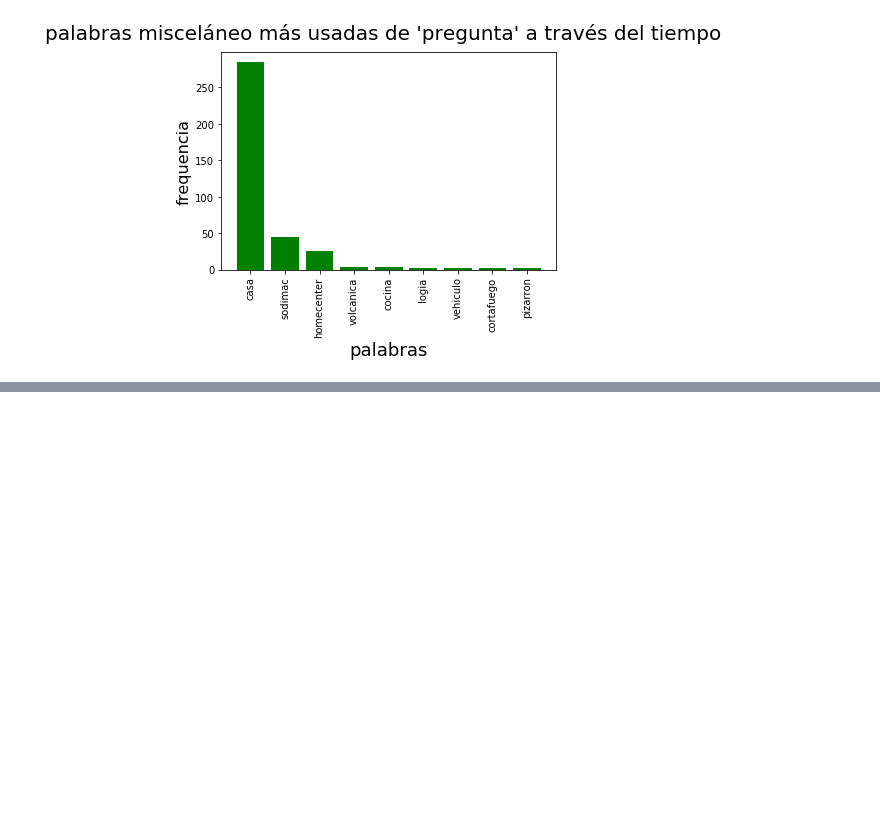
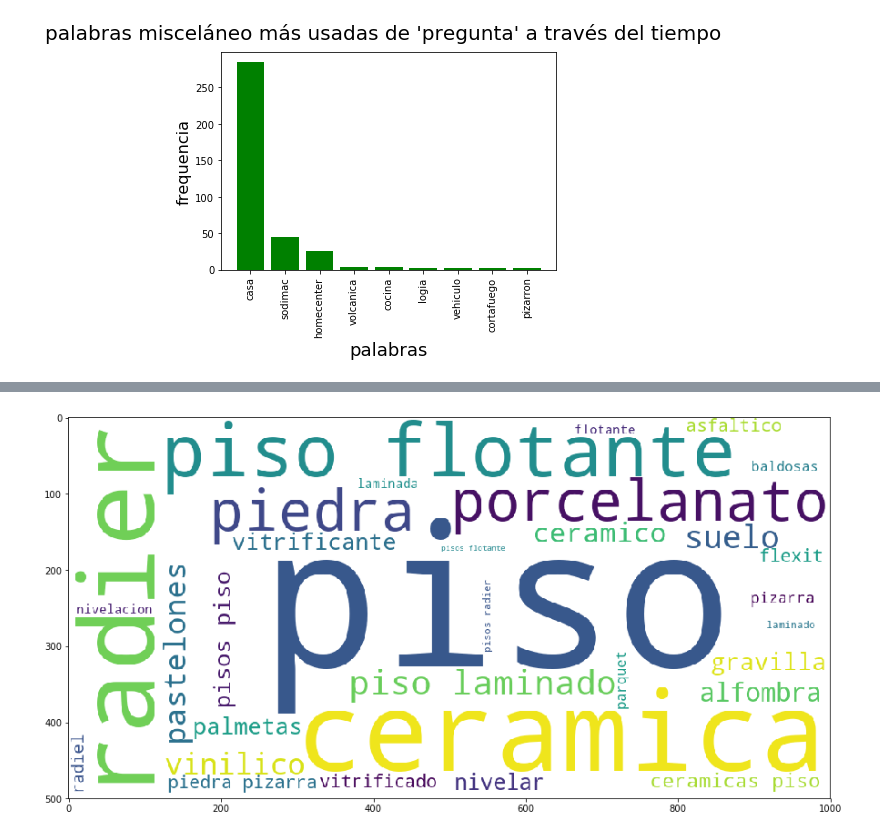
Before and after one commit to samanthatsoi/Seguimiento-Gestion-HUM, a Jupyter notebook: Seguimiento-Gestion-HUM.ipynb, the cells around one changed output, grey strips where cells are left out. Cells and saved outputs as stored; diff of their text form; code cells hidden in the pictures; blank space fills up the shorter version.

```diff
--- a/Seguimiento-Gestion-HUM.ipynb
+++ b/Seguimiento-Gestion-HUM.ipynb
@@ -310,6 +348,10 @@ df1819preguntatime= df1819preguntatime[df1819preguntatime.pregunta.notnull()] #g
 dejardict = {}
 date = []
 cat = []
+pisos = []
+muros = []
+pinturas = []
+exteriors = []
 
 
 
@@ -356,6 +398,7 @@ for index,info in df1819preguntatime.iterrows():
         if (item in (cats.loc[cats['categoria'] == 'Muros', 'palabra']).tolist()): #muros
       #      murocat.append(item)
             cat.append('muros')
+            muros.append(item)
             date.append(info[0])
         if (item in (cats.loc[cats['categoria'] == 'Niños', 'palabra']).tolist()): #ninos
            # ninocat.append(item)
@@ -364,10 +407,12 @@ for index,info in df1819preguntatime.iterrows():
         if (item in (cats.loc[cats['categoria'] == 'Pintura', 'palabra']).tolist()): #ninos
          #   pinturacat.append(item)
             cat.append('pintura')
+            pinturas.append(item)
             date.append(info[0])
         if (item in (cats.loc[cats['categoria'] == 'Pisos', 'palabra']).tolist()): #pisos
         #    pisocat.append(item)
             cat.append('pisos')
+            pisos.append(item)
             date.append(info[0])
         if (item in (cats.loc[cats['categoria'] == 'Puertas y ventanas', 'palabra']).tolist()): #puertas y ventanas
       #      puertacat.append(item)
@@ -380,6 +425,7 @@ for index,info in df1819preguntatime.iterrows():
         if (item in (cats.loc[cats['categoria'] == 'Exterior', 'palabra']).tolist()): #exterior
     #        extcat.append(item)
             cat.append('exterior')
+            exteriors.append(item)
             date.append(info[0])
         if (item in (cats.loc[cats['categoria'] == 'Quincho y parrilla', 'palabra']).tolist()): #quincho
      #       quinchocat.append(item)
@@ -507,0 +692,4 @@ counts1819
+# %%
+wordcloudthis(pisos)
+# %% [output]
+[figure, added]
```
Also changed, not shown: parts of 18 cells of this notebook, 4 other files.
